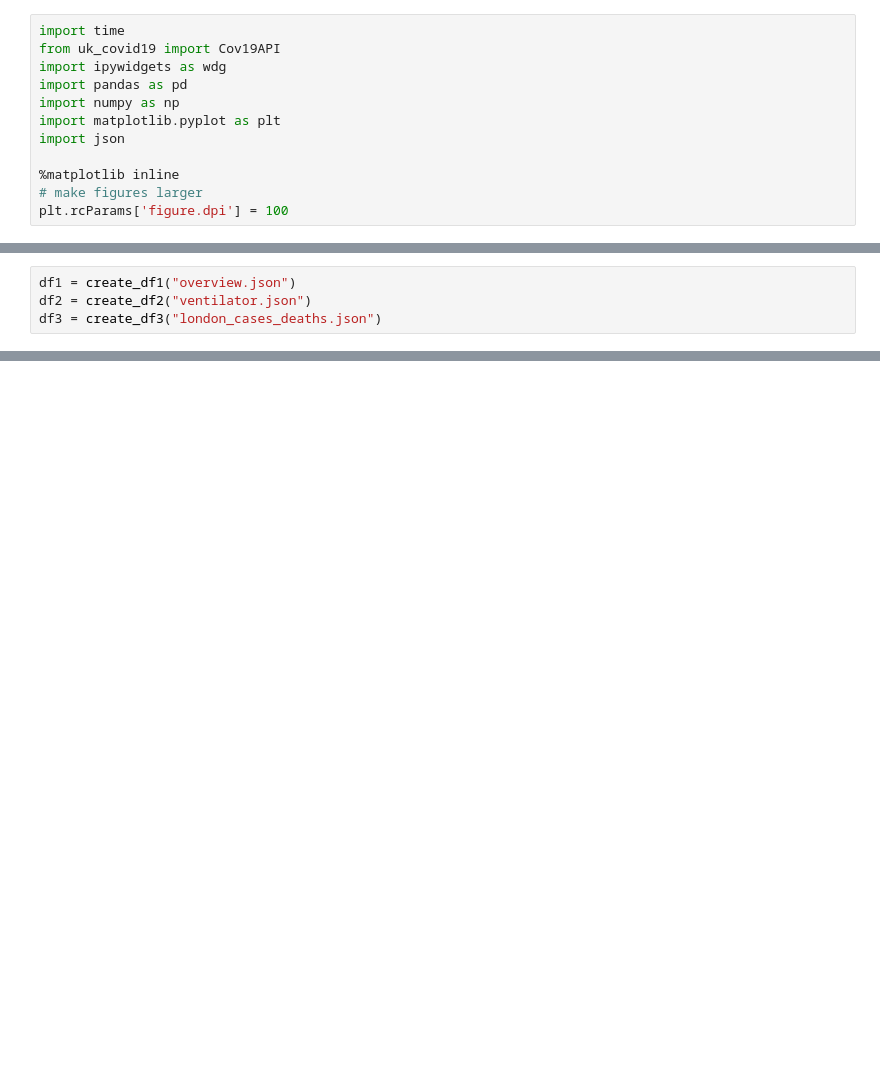
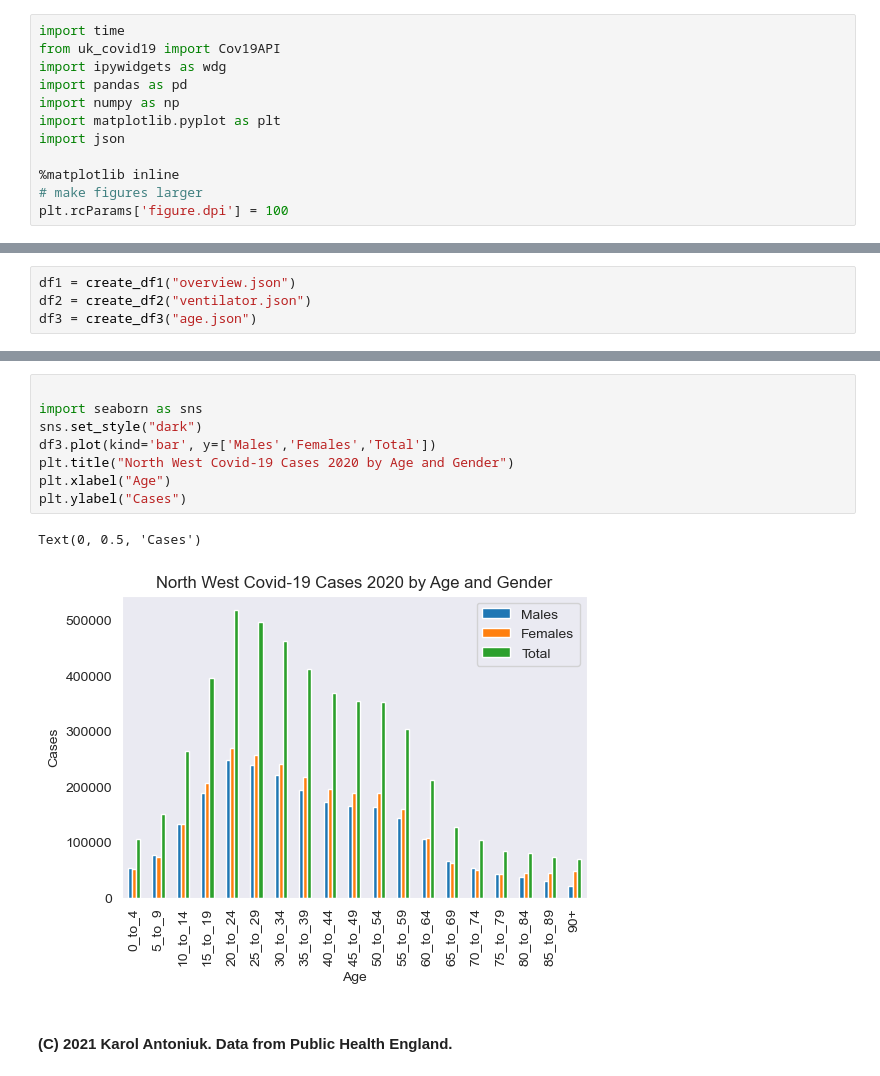
Before and after one commit to KAntoniuk/COVID19_dashboard, a Jupyter notebook: Dashboard.ipynb, the cells around one changed output, grey strips where cells are left out. Cells and saved outputs as stored; diff of their text form; blank space fills up the shorter version.

Commit message:
Added seaborn plots

```diff
--- a/Dashboard.ipynb
+++ b/Dashboard.ipynb
@@ -172,4 +200,4 @@ Button(description='Refresh data', icon='download', style=ButtonStyle(), tooltip
 # %%
 df1 = create_df1("overview.json")
 df2 = create_df2("ventilator.json")
-df3 = create_df3("london_cases_deaths.json")
+df3 = create_df3("age.json")
@@ -250,3 +275,16 @@ HBox(children=(SelectMultiple(description='Stats:', index=(0, 1, 2), options=('c
 [interactive output not drawn]
 HBox(children=(SelectMultiple(description='Stats:', index=(0, 1), options=('hospital', 'ventilator'), rows=2, …
 [interactive output not drawn]
+# %%
+
+import seaborn as sns
+sns.set_style("dark")
+df3.plot(kind='bar', y=['Males','Females','Total'])
+plt.title("North West Covid-19 Cases 2020 by Age and Gender")
+plt.xlabel("Age")
+plt.ylabel("Cases")
+# %% [output]
+Text(0, 0.5, 'Cases')
+[figure, added]
+# %% [markdown]
+#### (C) 2021 Karol Antoniuk. Data from Public Health England.
```
Also changed, not shown: parts of 4 cells of this notebook, 1 other file.
